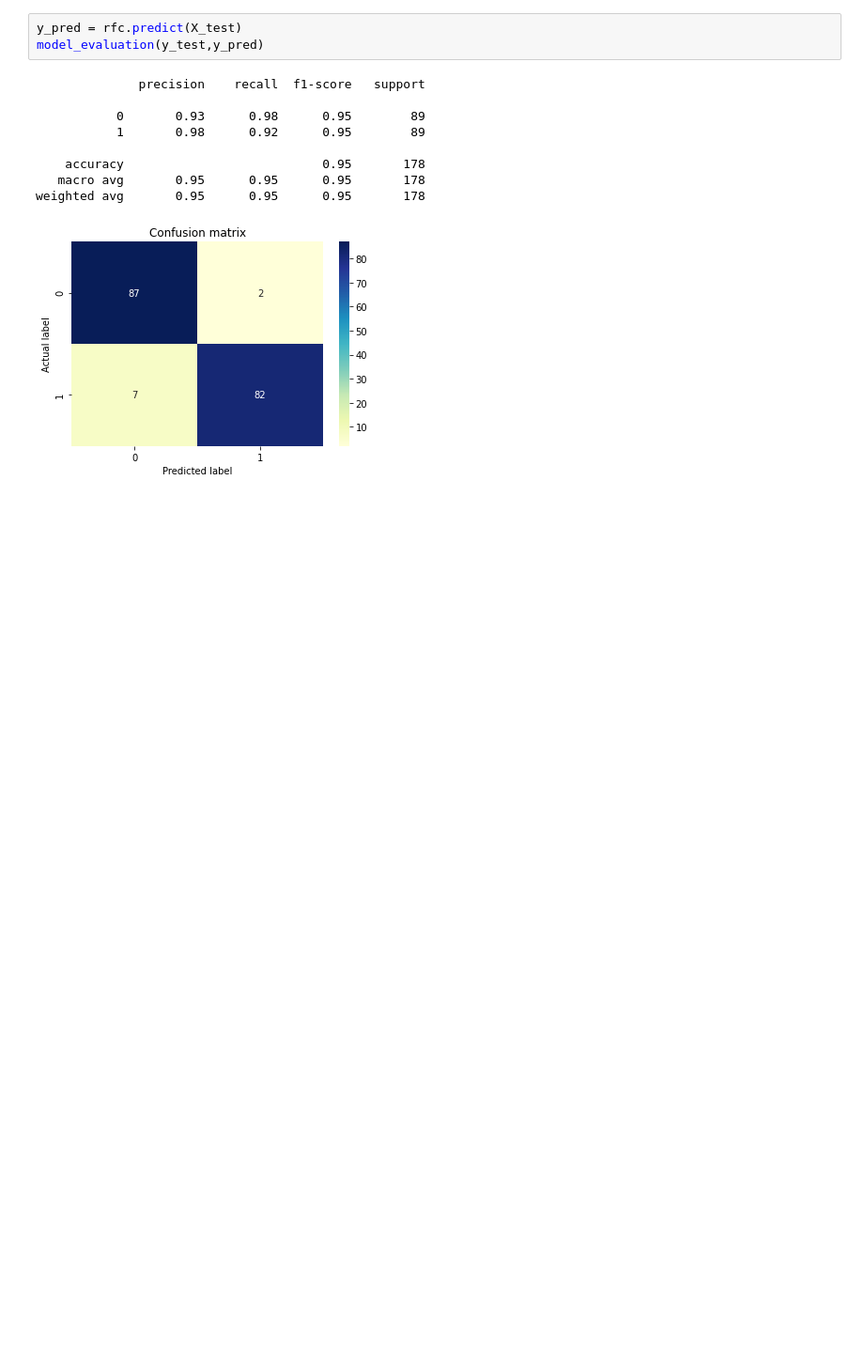
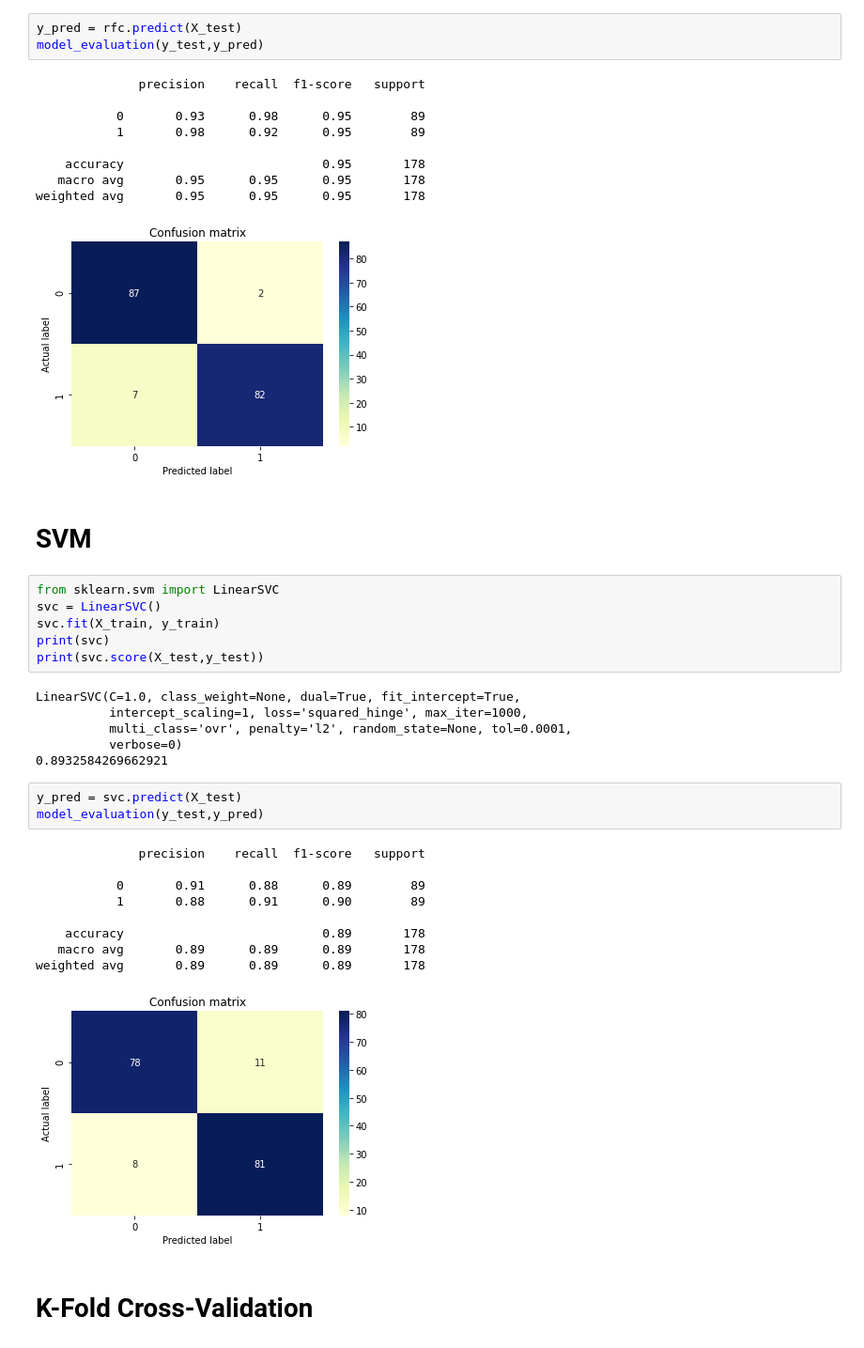
Before and after one commit to m-shilpa/ethereum-data-analysis, a Jupyter notebook: Malicious_Address_Prediction/Algorithms.ipynb, the cells around one changed output. Shown: that part at 94% size. Cells and saved outputs as stored; diff of their text form; blank space fills up the shorter version.

```diff
--- a/Malicious_Address_Prediction/Algorithms.ipynb
+++ b/Malicious_Address_Prediction/Algorithms.ipynb
@@ -370,3 +383,32 @@ model_evaluation(y_test,y_pred)
    macro avg       0.95      0.95      0.95       178
 weighted avg       0.95      0.95      0.95       178
 [figure]
+# %% [markdown]
+# **SVM**
+# %%
+from sklearn.svm import LinearSVC
+svc = LinearSVC()
+svc.fit(X_train, y_train)
+print(svc)
+print(svc.score(X_test,y_test))
+# %% [output]
+LinearSVC(C=1.0, class_weight=None, dual=True, fit_intercept=True,
+          intercept_scaling=1, loss='squared_hinge', max_iter=1000,
+          multi_class='ovr', penalty='l2', random_state=None, tol=0.0001,
+          verbose=0)
+0.8932584269662921
+# %%
+y_pred = svc.predict(X_test)
+model_evaluation(y_test,y_pred)
+# %% [output]
+              precision    recall  f1-score   support
+
+           0       0.91      0.88      0.89        89
+           1       0.88      0.91      0.90        89
+
+    accuracy                           0.89       178
+   macro avg       0.89      0.89      0.89       178
+weighted avg       0.89      0.89      0.89       178
+[figure, added]
+# %% [markdown]
+# **K-Fold Cross-Validation**
```
Also changed, not shown: parts of 7 cells of this notebook.
